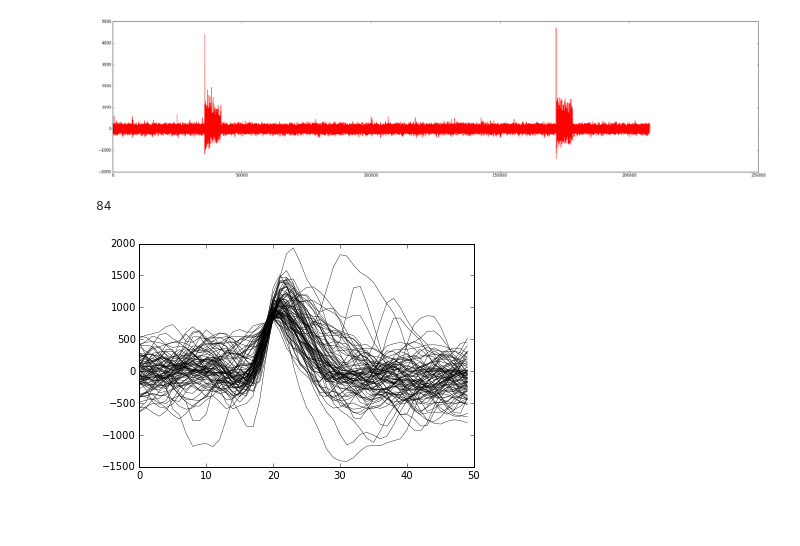
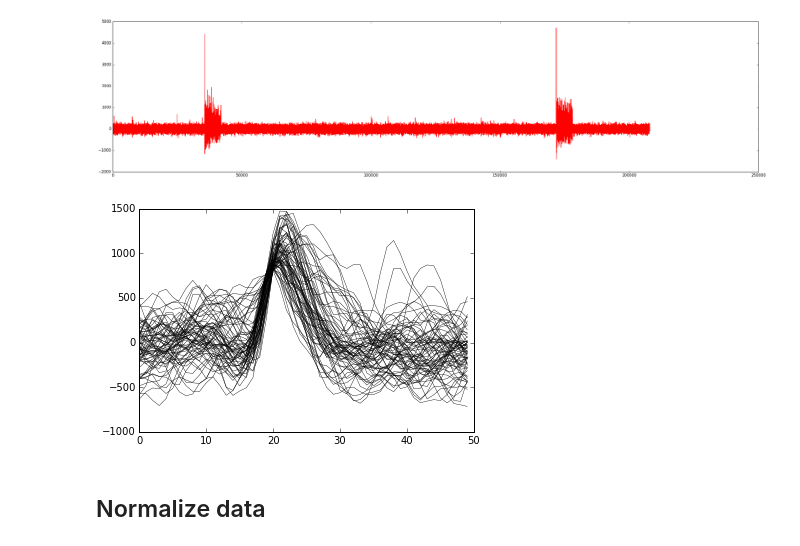
Before and after one commit to ktakagaki/kt-2015-DSPHandsOn, a Jupyter notebook: MedianFilter/Python/07. Real Data/Real data median filter.ipynb, the cells around one changed output. Drawn from its saved outputs; the diff is of its cells as text; code cells hidden in the pictures; blank space fills up the shorter version.

Commit message:
Changed threshold

```diff
--- a/MedianFilter/Python/07. Real Data/Real data median filter.ipynb
+++ b/MedianFilter/Python/07. Real Data/Real data median filter.ipynb
@@ -85,5 +69,5 @@ for p in range(5):
 [figure]
 [figure]
 # %%
-filtered = medfilt(csc, 91)
+#filtered = medfilt(csc, 91)
 # %%
@@ -96,5 +80,5 @@ plt.plot(csc-filtered, color = 'r')
 [<matplotlib.lines.Line2D at 0x...>]
 [figure]
 # %%
-filtered= csc - filtered
+#filtered= csc - filtered
 # %%
@@ -136,7 +120,7 @@ for i in new_data:
     # if the value is bigger then 800, the threshold is reached
     if i >= 800:
         # check the thresholded window if some values are bigger then 2500.
-        temp = [i for i in new_data[count -20 : count + 30] if i >= 2000]
+        temp = [i for i in new_data[count -20 : count + 30] if i >= 1500 or i <= - 750]
         # If no values are bigger then 2500 and the dead time is zero,
         # save the window in the dictionary
         if len(temp) == 0 and timer == 0:
@@ -150,13 +134,17 @@ for i in new_data:
         timer -= 1
     else:
         pass
-# %%
-len(thresholds)
-# %% [output]
-84
+# %%
+# Transfrom the thresholded shpaes into a array
+thresholds_array = np.zeros((50,len(thresholds)))
+count = -1
+for o in thresholds:
+    count += 1
+    thresholds_array[:,count] = thresholds[o]
 # %%
-x = np.arange(0,51)
-for o in range (1, len(thresholds)):
-    plt.plot( thresholds['spike' + str(o)], color = 'black', linewidth = 0.4)
+for o in range(len(thresholds_array[1,:])):
+    plt.plot( thresholds_array[:,o], color = 'black', linewidth = 0.4)
 # %% [output]
-[figure, old version]
+[figure, new version]
+# %% [markdown]
+## Normalize data
```
Also changed, not shown: parts of 20 cells of this notebook.
